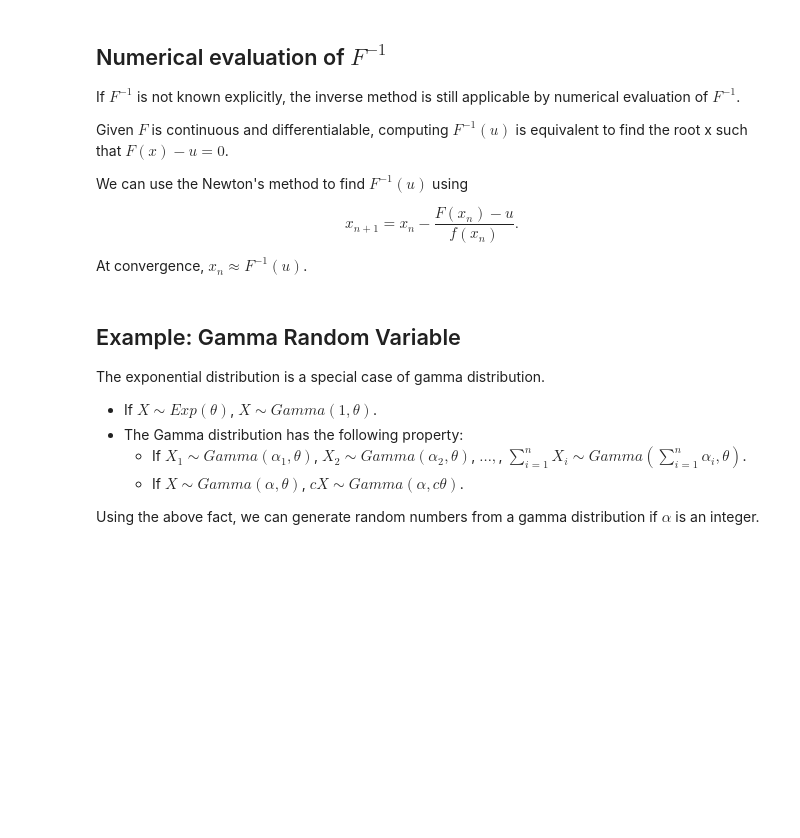
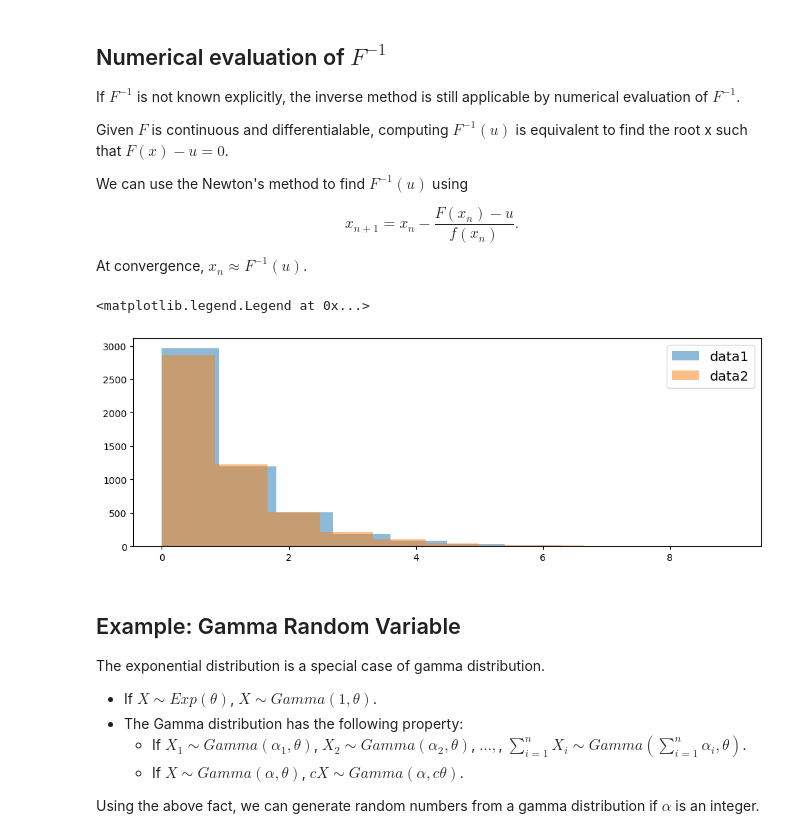
Before and after one commit to STAT2255/2024, a Jupyter notebook: notes/note13_RandomNumbers.ipynb, the cells around one changed output. Saved outputs shown, nothing was run; the diff lists cells and outputs as text; code cells hidden in the pictures; blank space fills up the shorter version.

```diff
--- a/notes/note13_RandomNumbers.ipynb
+++ b/notes/note13_RandomNumbers.ipynb
@@ -137,14 +142,24 @@ def inv_function(u, F, f, init, theta, eps = 10**(-7), maxit = 100):
 # %%
 def random_exp2(theta = 1):
     U = np.random.uniform()
-    return (inv_function(U, exp_F, exp_f, 0, theta))
+    X = inv_function(U, exp_F, exp_f, 0, theta)
+    return (X)
 # %%
 Exp2 = [random_exp2() for i in range(5000)]
+# %%
+np.random.seed(1)
+n = 5000
+Exp = [random_exp() for i in range(n)]
+# np.random.seed(1)
+Exp2 = [random_exp2() for i in range(n)]
 # %%
-plt.figure(figsize=(12,6))
+plt.figure(figsize=(12,4))
 plt.hist(Exp, alpha=0.5, label="data1")
 plt.hist(Exp2, alpha=0.5, label="data2")
 plt.legend(fontsize = 'x-large')
+# %% [output]
+<matplotlib.legend.Legend at 0x...>
+[figure, added]
 # %% [markdown]
 ## Example: Gamma Random Variable
 
```
Also changed, not shown: parts of 6 cells of this notebook.
